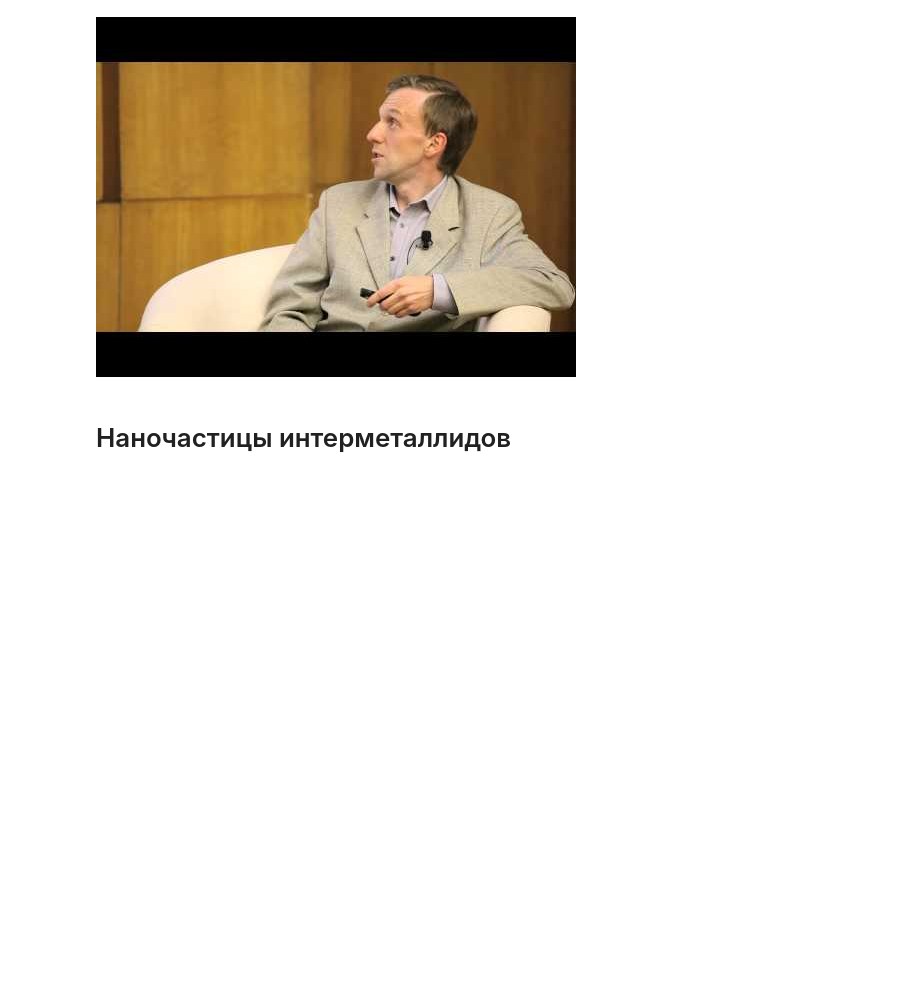
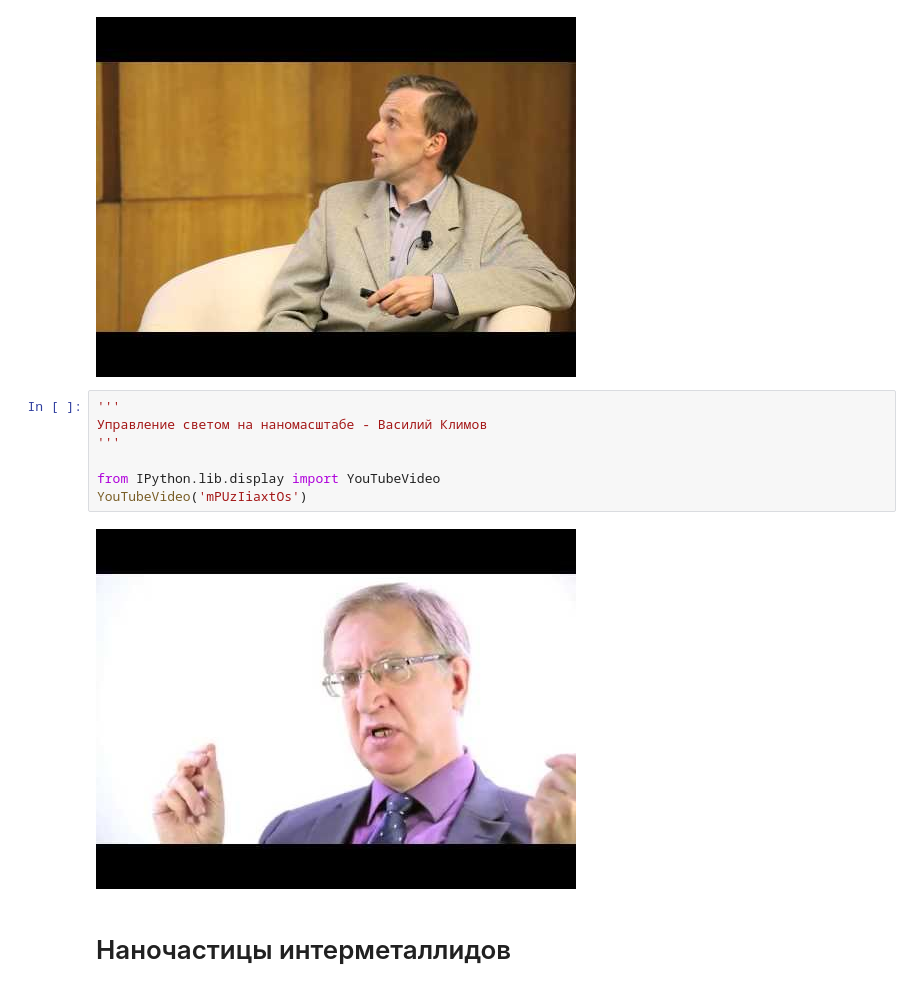
Before and after one commit to nanomaterials/course, a Jupyter notebook: 04_-_Metal_NPs/Lecture.ipynb, the cells around one changed output. Saved outputs shown, nothing was run; the diff lists cells and outputs as text; blank space fills up the shorter version.

```diff
--- a/04_-_Metal_NPs/Lecture.ipynb
+++ b/04_-_Metal_NPs/Lecture.ipynb
@@ -130,6 +130,15 @@ from IPython.lib.display import YouTubeVideo
 YouTubeVideo('PQkQpFU9xL4')
 # %% [output]
 [figure]
+# %%
+'''
+Управление светом на наномасштабе - Василий Климов
+'''
+
+from IPython.lib.display import YouTubeVideo
+YouTubeVideo('mPUzIiaxtOs')
+# %% [output]
+[figure, added]
 # %% [markdown]
 # Наночастицы интерметаллидов
 # %%
```
Also changed, not shown: 4 other files.
